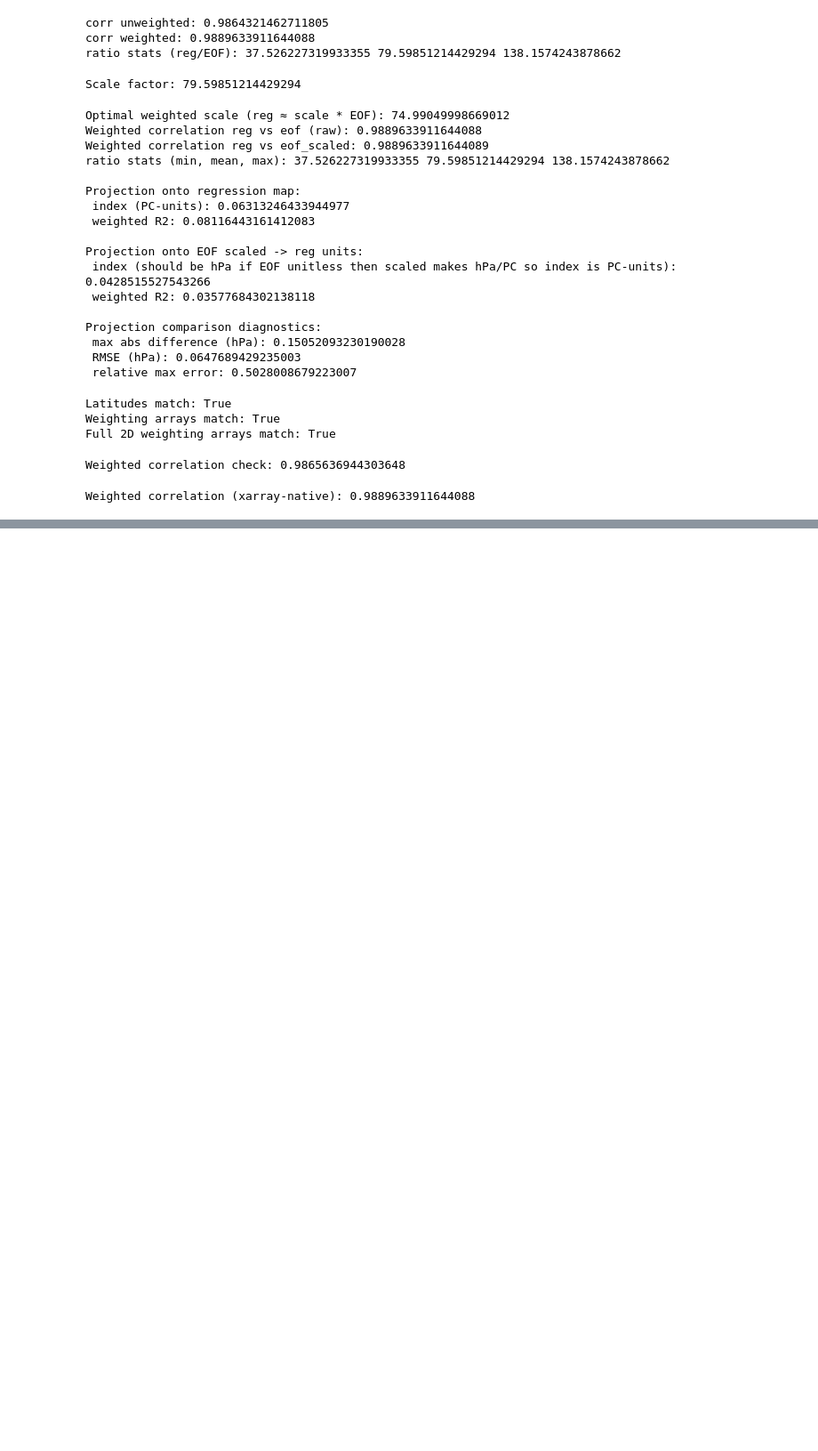
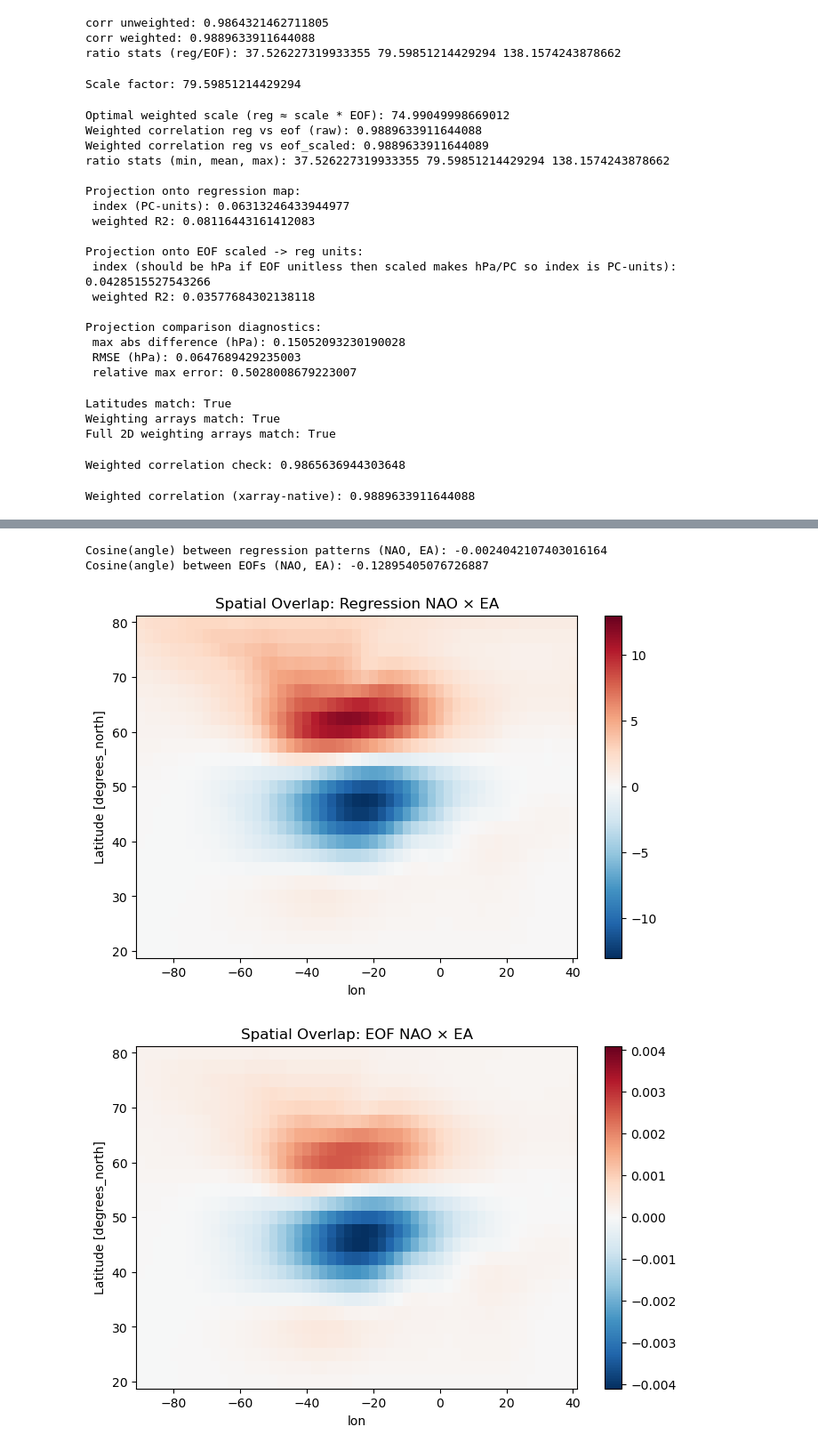
Before and after one commit to slbennie/scripts_trend_projections, a Jupyter notebook: trend_projection/RegressionvEOF.ipynb, the cells around one changed output, grey strips where cells are left out. Shown: that part at 89% size. Saved outputs shown, nothing was run; the diff lists cells and outputs as text; code cells hidden in the pictures; blank space fills up the shorter version.

```diff
--- a/trend_projection/RegressionvEOF.ipynb
+++ b/trend_projection/RegressionvEOF.ipynb
@@ -445,3 +445,15 @@ weighted_corr = numerator / denominator
 print("Weighted correlation (xarray-native):", weighted_corr.values)
 # %% [output]
 Weighted correlation (xarray-native): 0.9889633911644088
+# %%
+reg_NAO = xr.open_dataset('/gws/nopw/j04/extant/users/slbennie/regression_patterns/NAO/historical/HadGEM3-GC31-LL/psl_mon_historical_HadGEM3-GC31-LL_DJF_NAO_regression_map_1850-2015.nc')
+EOF_NAO = xr.open_dataset('/gws/nopw/j04/extant/users/slbennie/regression_patterns/NAO/historical/HadGEM3-GC31-LL/psl_mon_historical_HadGEM3-GC31-LL_DJF_NAO_EOF_pattern_1850-2015.nc')
+reg_EA = xr.open_dataset('/gws/nopw/j04/extant/users/slbennie/regression_patterns/EA/historical/HadGEM3-GC31-LL/psl_mon_historical_HadGEM3-GC31-LL_DJF_EA_regression_map_1850-2015.nc')
+EOF_EA = xr.open_dataset('/gws/nopw/j04/extant/users/slbennie/regression_patterns/EA/historical/HadGEM3-GC31-LL/psl_mon_historical_HadGEM3-GC31-LL_DJF_EA_EOF_pattern_1850-2015.nc')
+
+
+
+reg_NAO = reg_NAO['regression_NAO_djf']
+eof_NAO = EOF_NAO['EOF_NAO_djf']
+reg_EA = reg_EA['regression_EA_djf']
+eof_EA = EOF_EA['EOF_EA_djf']
@@ -447,0 +501,41 @@ Weighted correlation (xarray-native): 0.9889633911644088
+# %%
+import numpy as np
+import xarray as xr
+import matplotlib.pyplot as plt
+
+# --- Area-weighted inner product ---
+def area_weighted_inner_product(da1, da2):
+    weights = np.cos(np.deg2rad(da1['lat']))
+    weights = weights / weights.mean()  # normalize
+    weighted_prod = da1 * da2 * weights
+    return weighted_prod.sum(dim=("lat", "lon"))
+
+# --- Function to compute cosine of angle between two fields ---
+def cosine_angle(da1, da2):
+    inner = area_weighted_inner_product(da1, da2)
+    norm1 = np.sqrt(area_weighted_inner_product(da1, da1))
+    norm2 = np.sqrt(area_weighted_inner_product(da2, da2))
+    return inner / (norm1 * norm2)
+
+# --- Orthogonality checks ---
+cos_angle_reg = cosine_angle(reg_NAO, reg_EA)
+cos_angle_eof = cosine_angle(eof_NAO, eof_EA)
+
+print("Cosine(angle) between regression patterns (NAO, EA):", float(cos_angle_reg))
+print("Cosine(angle) between EOFs (NAO, EA):", float(cos_angle_eof))
+
+# --- Plot overlap fields ---
+def plot_overlap(da1, da2, title):
+    overlap = da1 * da2
+    plt.figure(figsize=(8,5))
+    overlap.plot(cmap="RdBu_r")
+    plt.title(title)
+    plt.show()
+
+plot_overlap(reg_NAO, reg_EA, "Spatial Overlap: Regression NAO × EA")
+plot_overlap(eof_NAO, eof_EA, "Spatial Overlap: EOF NAO × EA")
+# %% [output]
+Cosine(angle) between regression patterns (NAO, EA): -0.0024042107403016164
+Cosine(angle) between EOFs (NAO, EA): -0.12895405076726887
+[figure, added]
+[figure, added]
```
Also changed, not shown: parts of 3 cells of this notebook, 3 other files.
